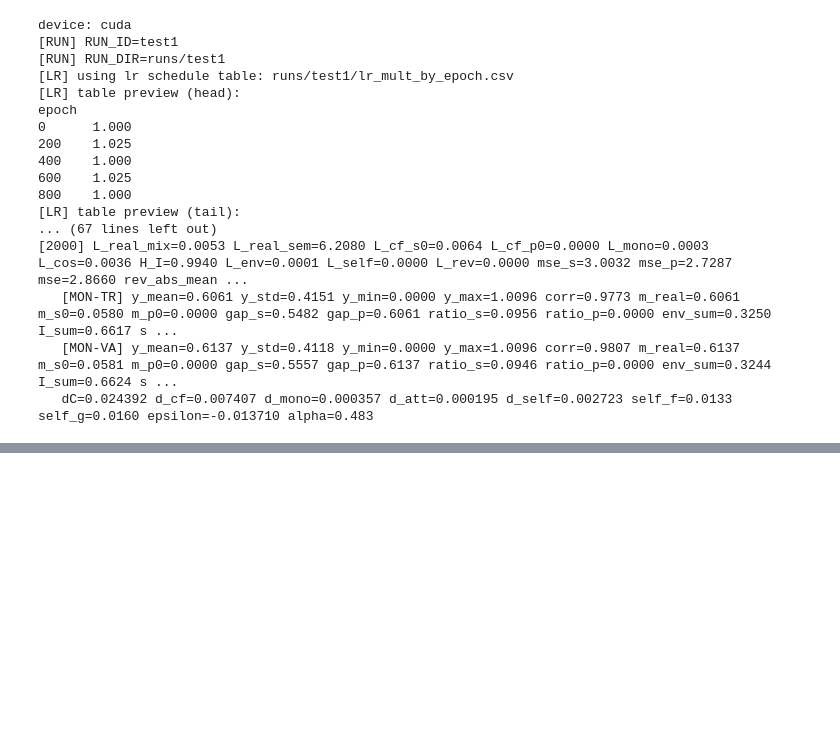
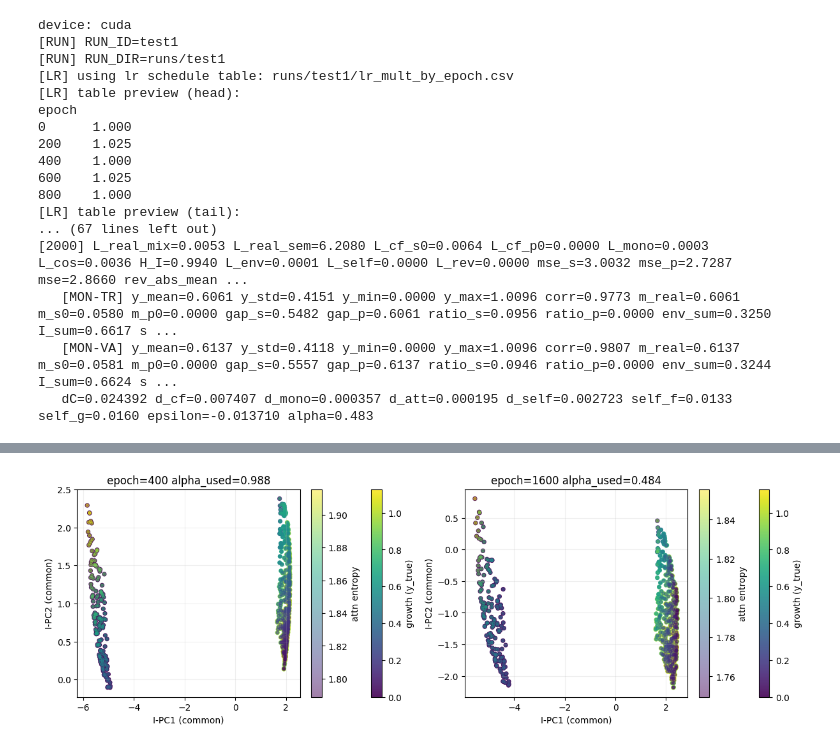
Before and after one commit to kosukeya/e-functor, a Jupyter notebook: src/e_functor.ipynb, the cells around one changed output, grey strips where cells are left out. Cells and saved outputs as stored; diff of their text form; code cells hidden in the pictures; blank space fills up the shorter version.

```diff
--- a/src/e_functor.ipynb
+++ b/src/e_functor.ipynb
@@ -3057,10 +3057,12 @@ env = pd.read_csv("island_env_error.csv")
 prof = pd.read_csv("island_profile.csv")
 
 # merge minimal state
-df = (
-    thr.merge(env, on=["epoch", "island"])
-       .merge(prof, on=["epoch", "island"])
-)
+# Merge env and prof first (they both have 'island' column)
+df_merged_island = env.merge(prof, on=["epoch", "island"], how="inner")
+
+# Now merge with thr (which is epoch-level and doesn't have 'island')
+# The 'threshold' will be broadcasted to both islands for each epoch
+df = thr.merge(df_merged_island, on="epoch", how="inner")
 
 # pick island-aggregated features
 def state_vector(epoch):
@@ -3068,8 +3070,8 @@ def state_vector(epoch):
     row1 = df[(df.epoch == epoch) & (df.island == 1)].iloc[0]
     return np.array([
         row0["threshold"],
-        row0["err_abs_mean"], row1["err_abs_mean"],
-        row0["attn_mass_6"], row1["attn_mass_6"],
+        row0["env__err_abs_mean_island0"], row1["env__err_abs_mean_island0"],
+        row0["prof__attn_mass_6_island0"], row1["prof__attn_mass_6_island0"],
     ])
 
 # extract event-centered trajectories
@@ -3080,7 +3082,7 @@ for t in events:
     seq = []
     for dt in range(-WINDOW, WINDOW + 1):
         ep = t + dt
-        if ep in thr["epoch"].values:
+        if ep in df["epoch"].values:
             seq.append(state_vector(ep))
     if len(seq) == 2 * WINDOW + 1:
         trajectories.append(np.concatenate(seq))
@@ -3223,0 +3455,75 @@ epoch
+# %%
+import torch
+import numpy as np
+import matplotlib.pyplot as plt
+from pathlib import Path
+from sklearn.decomposition import PCA
+
+def soft_entropy(p, eps=1e-12):
+    p = np.clip(p, eps, 1.0)
+    p = p / p.sum(axis=-1, keepdims=True)
+    return -(p * np.log(p)).sum(axis=-1)
+
+def load_island(pt_path):
+    d = torch.load(pt_path, map_location="cpu")
+    # env: (n,3)  [plant,sun,water]
+    env = d["env"].cpu().numpy()
+    y = d["y_true"].cpu().numpy()
+    I = d["I"].cpu().numpy()              # (n,3,D) or similar
+    attn = d["attn_growth_row"].cpu().numpy()  # (n,7)
+    alpha_used = float(d.get("alpha_used", np.nan))
+    epoch = int(d.get("epoch", -1))
+    # flatten I to (n, 3*D)
+    I_flat = I.reshape(I.shape[0], -1)
+    return epoch, alpha_used, env, y, I_flat, attn
+
+# ---- paths ----
+run_dir = Path("runs/test1/islands")
+pt400 = run_dir / "island_epoch00400.pt"
+pt1600 = run_dir / "island_epoch01600.pt"
+
+e1, a1, env1, y1, I1, attn1 = load_island(pt400)
+e2, a2, env2, y2, I2, attn2 = load_island(pt1600)
+
+# ---- common PCA on I ----
+X = np.vstack([I1, I2])
+pca = PCA(n_components=2, random_state=0)
+Z = pca.fit_transform(X)
+
+Z1 = Z[:len(I1)]
+Z2 = Z[len(I1):]
+
+print("explained_variance_ratio:", pca.explained_variance_ratio_)
+
+def plot_overlay(ax, Z, env, y, attn, title):
+    plant, sun, water = env[:,0], env[:,1], env[:,2]
+
+    # attention features
+    attn_self = attn[:, 6]
+    attn_env_sum = attn[:, :3].sum(axis=1)
+    ent = soft_entropy(attn)
+
+    # base scatter: color by y_true
+    sc = ax.scatter(Z[:,0], Z[:,1], c=y, s=18, alpha=0.9)
+    plt.colorbar(sc, ax=ax, label="growth (y_true)")
+
+    # overlay 1: marker size by attn_env_sum (envへの集中度)
+    # scale a bit for visibility
+    s = 20 + 120 * (attn_env_sum - attn_env_sum.min()) / (np.ptp(attn_env_sum) + 1e-9)
+    ax.scatter(Z[:,0], Z[:,1], s=s, facecolors="none", linewidths=0.8, alpha=0.6)
+
+    # overlay 2: edge color by attn_entropy（集中→低entropy / 分散→高entropy）
+    # Matplotlibのedgecolorはscatter単体ではやや面倒なので、entropyを別レイヤで色付けする
+    sc2 = ax.scatter(Z[:,0], Z[:,1], c=ent, s=10, alpha=0.5)
+    plt.colorbar(sc2, ax=ax, label="attn entropy")
+
+    ax.set_title(title)
+    ax.set_xlabel("I-PC1 (common)")
+    ax.set_ylabel("I-PC2 (common)")
+    ax.grid(True, alpha=0.2)
+
+fig, axes = plt.subplots(1, 2, figsize=(12, 4), constrained_layout=True)
+plot_overlay(axes[0], Z1, env1, y1, attn1, f"epoch={e1} alpha_used={a1:.3f}")
+plot_overlay(axes[1], Z2, env2, y2, attn2, f"epoch={e2} alpha_used={a2:.3f}")
+plt.show()
+# %% [output]
@@ -3223,0 +3531 @@ epoch
+[figure, added]
```
Also changed, not shown: parts of 6 cells of this notebook, 1 other file.
